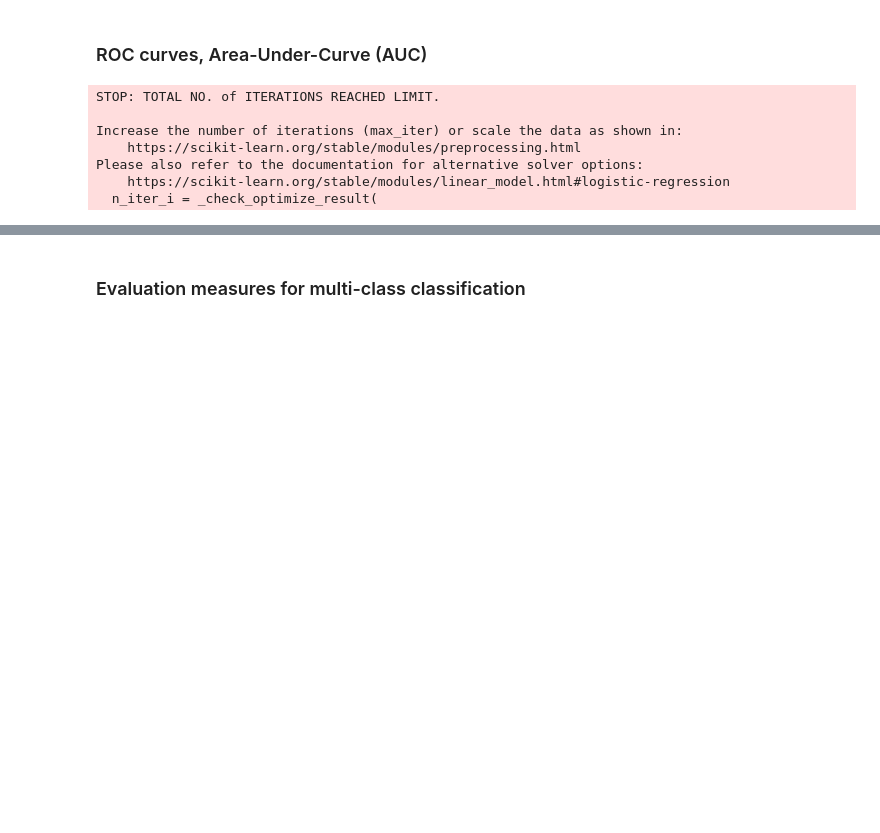
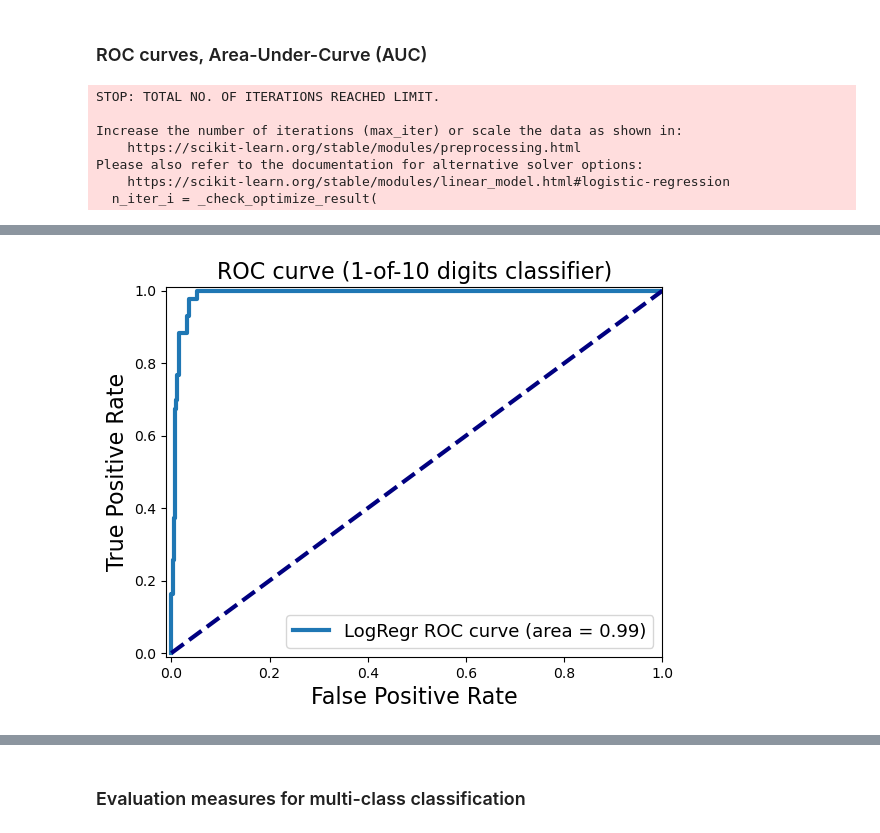
Before and after one commit to saw2881/applied-ml-coursera, a Jupyter notebook: Module 3.ipynb, the cells around one changed output, grey strips where cells are left out. Saved outputs shown, nothing was run; the diff lists cells and outputs as text; code cells hidden in the pictures; blank space fills up the shorter version.

```diff
--- a/Module 3.ipynb
+++ b/Module 3.ipynb
@@ -352,10 +358,10 @@ plt.ylabel('True Positive Rate', fontsize=16)
 plt.title('ROC curve (1-of-10 digits classifier)', fontsize=16)
 plt.legend(loc='lower right', fontsize=13)
 plt.plot([0, 1], [0, 1], color='navy', lw=3, linestyle='--')
-plt.axes().set_aspect('equal')
+# plt.axes().set_aspect('equal')
 plt.show()
 # %% [output]
-STOP: TOTAL NO. of ITERATIONS REACHED LIMIT.
+STOP: TOTAL NO. OF ITERATIONS REACHED LIMIT.
 
 Increase the number of iterations (max_iter) or scale the data as shown in:
     https://scikit-learn.org/stable/modules/preprocessing.html
@@ -367,3 +371,4 @@ Please also refer to the documentation for alternative solver options:
+[figure, added]
 # %%
 from matplotlib import cm
 
```
Also changed, not shown: parts of 9 cells of this notebook.
